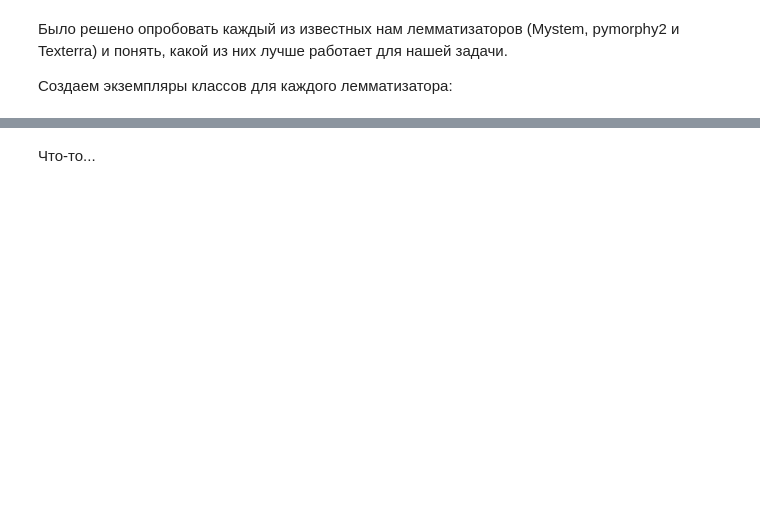
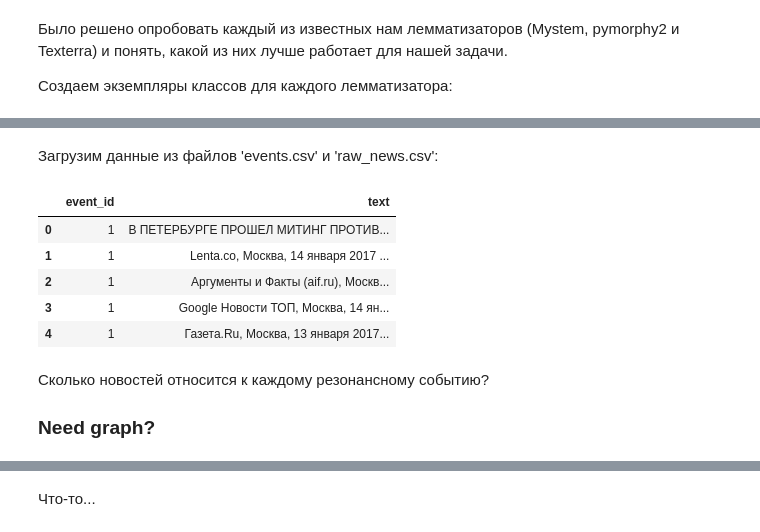
Before and after one commit to artemovae/ML-for-compling, a Jupyter notebook: hw1_clustering/hw1_new_version.ipynb, the cells around one changed output, grey strips where cells are left out. Cells and saved outputs as stored; diff of their text form; code cells hidden in the pictures; blank space fills up the shorter version.

```diff
--- a/hw1_clustering/hw1_new_version.ipynb
+++ b/hw1_clustering/hw1_new_version.ipynb
@@ -66,4 +77,19 @@ NameError: name 'MorphAnalyzer' is not defined
+# %% [markdown]
+Загрузим данные из файлов 'events.csv' и 'raw_news.csv':
 # %%
 df_events = DataFrame.from_csv('events.csv')
 df_news = DataFrame.from_csv('raw_news.csv')
 texts = list(df_news.text.values)
+# %%
+df_news.head()
+# %% [output]
+|  | event_id | text |
+| 0 | 1 | В ПЕТЕРБУРГЕ ПРОШЕЛ МИТИНГ ПРОТИВ... |
+| 1 | 1 | Lenta.co, Москва, 14 января 2017 ... |
+| 2 | 1 | Аргументы и Факты (aif.ru), Москв... |
+| 3 | 1 | Google Новости ТОП, Москва, 14 ян... |
+| 4 | 1 | Газета.Ru, Москва, 13 января 2017... |
+# %% [markdown]
+Сколько новостей относится к каждому резонансному событию?
+
+### Need graph?
```
Also changed, not shown: parts of 40 cells of this notebook.
